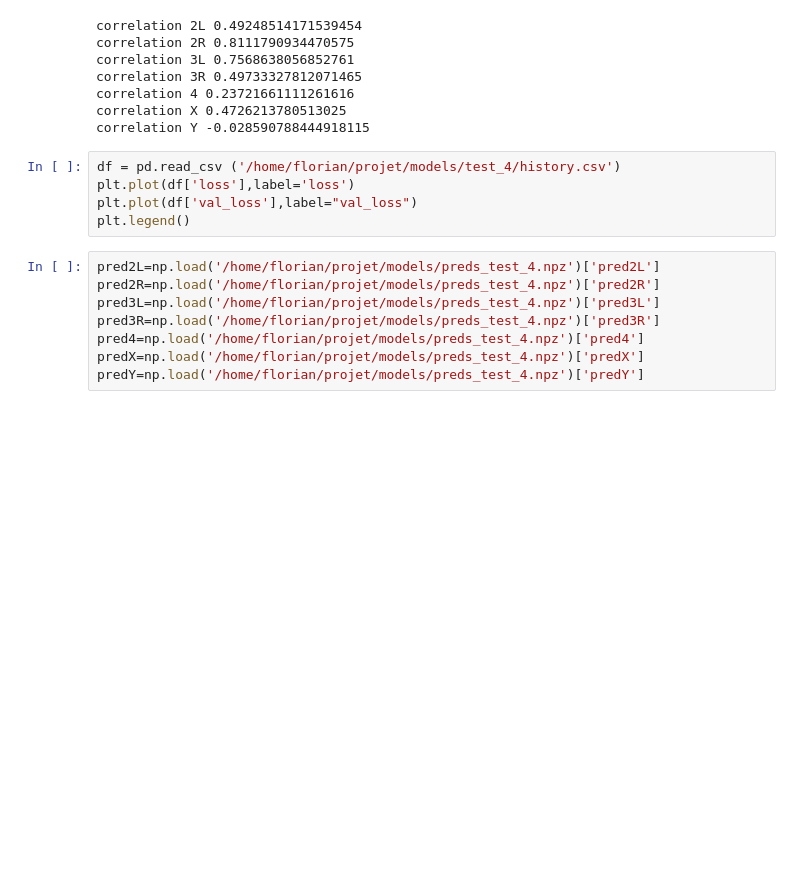
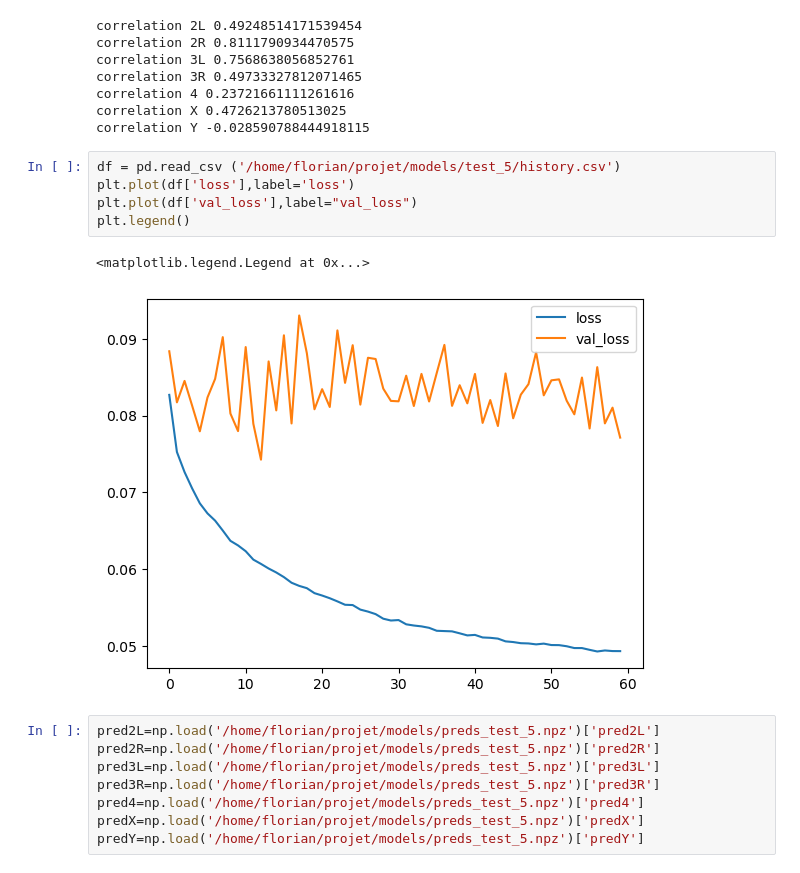
Before and after one commit to floriantilliet/mnhn_internship, a Jupyter notebook: projet2.ipynb, the cells around one changed output. Drawn from its saved outputs; the diff is of its cells as text; blank space fills up the shorter version.

```diff
--- a/projet2.ipynb
+++ b/projet2.ipynb
@@ -979,18 +975,21 @@ correlation 4 0.23721661111261616
 correlation X 0.4726213780513025
 correlation Y -0.028590788444918115
 # %%
-df = pd.read_csv ('/home/florian/projet/models/test_4/history.csv')
+df = pd.read_csv ('/home/florian/projet/models/test_5/history.csv')
 plt.plot(df['loss'],label='loss')
 plt.plot(df['val_loss'],label="val_loss")
 plt.legend()
+# %% [output]
+<matplotlib.legend.Legend at 0x...>
+[figure, added]
 # %%
-pred2L=np.load('/home/florian/projet/models/preds_test_4.npz')['pred2L']
-pred2R=np.load('/home/florian/projet/models/preds_test_4.npz')['pred2R']
-pred3L=np.load('/home/florian/projet/models/preds_test_4.npz')['pred3L']
-pred3R=np.load('/home/florian/projet/models/preds_test_4.npz')['pred3R']
-pred4=np.load('/home/florian/projet/models/preds_test_4.npz')['pred4']
-predX=np.load('/home/florian/projet/models/preds_test_4.npz')['predX']
-predY=np.load('/home/florian/projet/models/preds_test_4.npz')['predY']
+pred2L=np.load('/home/florian/projet/models/preds_test_5.npz')['pred2L']
+pred2R=np.load('/home/florian/projet/models/preds_test_5.npz')['pred2R']
+pred3L=np.load('/home/florian/projet/models/preds_test_5.npz')['pred3L']
+pred3R=np.load('/home/florian/projet/models/preds_test_5.npz')['pred3R']
+pred4=np.load('/home/florian/projet/models/preds_test_5.npz')['pred4']
+predX=np.load('/home/florian/projet/models/preds_test_5.npz')['predX']
+predY=np.load('/home/florian/projet/models/preds_test_5.npz')['predY']
 # %%
 plt.figure(figsize=(15,10))
 plt.subplot(4,4,1)
```
Also changed, not shown: parts of 8 cells of this notebook, 2 other files.
